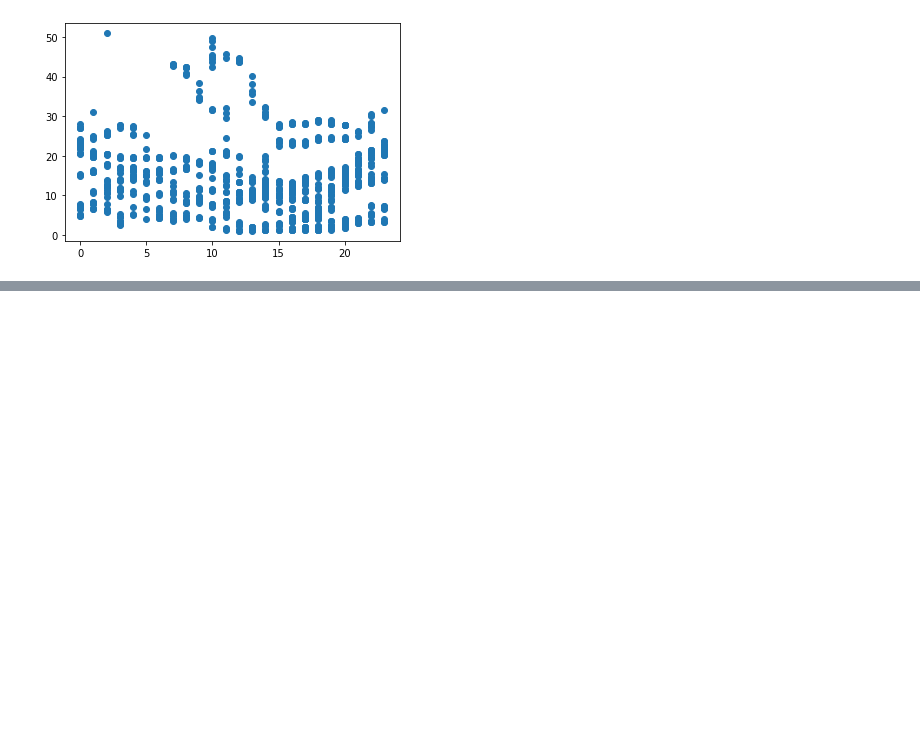
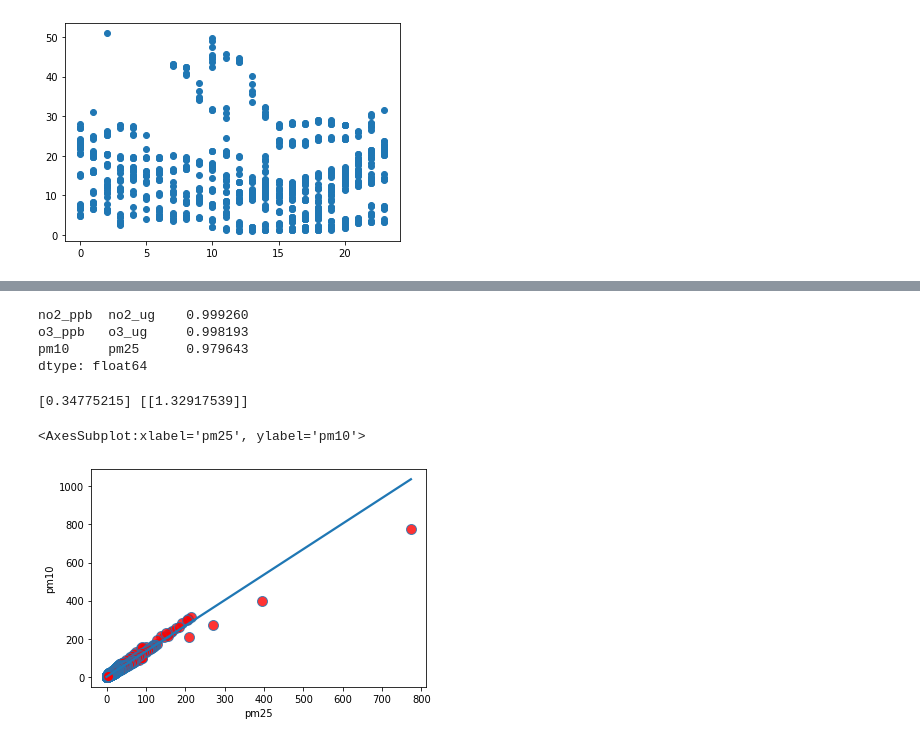
Before and after one commit to art1k20/MatMod, a Jupyter notebook: lab1/lab1.ipynb, the cells around one changed output, grey strips where cells are left out. Cells and saved outputs as stored; diff of their text form; code cells hidden in the pictures; blank space fills up the shorter version.

```diff
--- a/lab1/lab1.ipynb
+++ b/lab1/lab1.ipynb
@@ -196,0 +220,18 @@ plt.show()
+# %%
+feature_df = df.groupby(['phenomenon', 'logged_at'], as_index=False).aggregate('mean')
+phenomenon_time_df = feature_df.pivot_table(index=['logged_at'], columns='phenomenon', values=['value',])
+phenomenon_time_df.reset_index(inplace=True)
+phenomenon_time_df.columns = [col[1] if col[1]!='' else col[0] for col in phenomenon_time_df.columns.values]
+print('Columns:  ', phenomenon_time_df.columns)
+phenomenon_time_df['logged_at'] = pd.to_datetime(phenomenon_time_df['logged_at'])
+phenomenon_time_df['hour'] = phenomenon_time_df['logged_at'].dt.hour
+phenomenon_time_df['humidity'] = pd.to_numeric(phenomenon_time_df['humidity'], errors='coerce')
+phenomenon_time_df['no2_ppb'] = pd.to_numeric(phenomenon_time_df['no2_ppb'], errors='coerce')
+phenomenon_time_df['o3_ppb'] = pd.to_numeric(phenomenon_time_df['o3_ppb'], errors='coerce')
+phenomenon_time_df['pm1'] = pd.to_numeric(phenomenon_time_df['pm1'], errors='coerce')
+phenomenon_time_df['pm10'] = pd.to_numeric(phenomenon_time_df['pm10'], errors='coerce')
+phenomenon_time_df['pm25'] = pd.to_numeric(phenomenon_time_df['pm25'], errors='coerce')
+phenomenon_time_df['pressure_pa'] = pd.to_numeric(phenomenon_time_df['pressure_pa'], errors='coerce')
+phenomenon_time_df['temperature'] = pd.to_numeric(phenomenon_time_df['temperature'], errors='coerce')
+phenomenon_time_df = phenomenon_time_df.dropna()
+phenomenon_time_df
@@ -196,0 +255,13 @@ plt.show()
+# %%
+corr_matrix = phenomenon_time_df.corr().abs()
+corr = (corr_matrix.where(np.triu(np.ones(corr_matrix.shape), k=1).astype(bool))
+                  .stack()
+                  .sort_values(ascending=False)
+      )[:3]
+print(corr)
+corr_items = list(corr.index)
+# %% [output]
+no2_ppb  no2_ug    0.999260
+o3_ppb   o3_ug     0.998193
+pm10     pm25      0.979643
+dtype: float64
@@ -196,0 +281,14 @@ plt.show()
+# %%
+
+
+
+regressor = LinearRegression()
+regressor.fit(X_train,y_train)
+print(regressor.intercept_, regressor.coef_)
+# %% [output]
+[0.34775215] [[1.32917539]]
+# %%
+sns.regplot(x='pm25', y='pm10', data=phenomenon_time_df, ci=None, scatter_kws={'s':100, 'facecolor':'red'})
+# %% [output]
+<AxesSubplot:xlabel='pm25', ylabel='pm10'>
+[figure, added]
```
Also changed, not shown: parts of 16 cells of this notebook.
